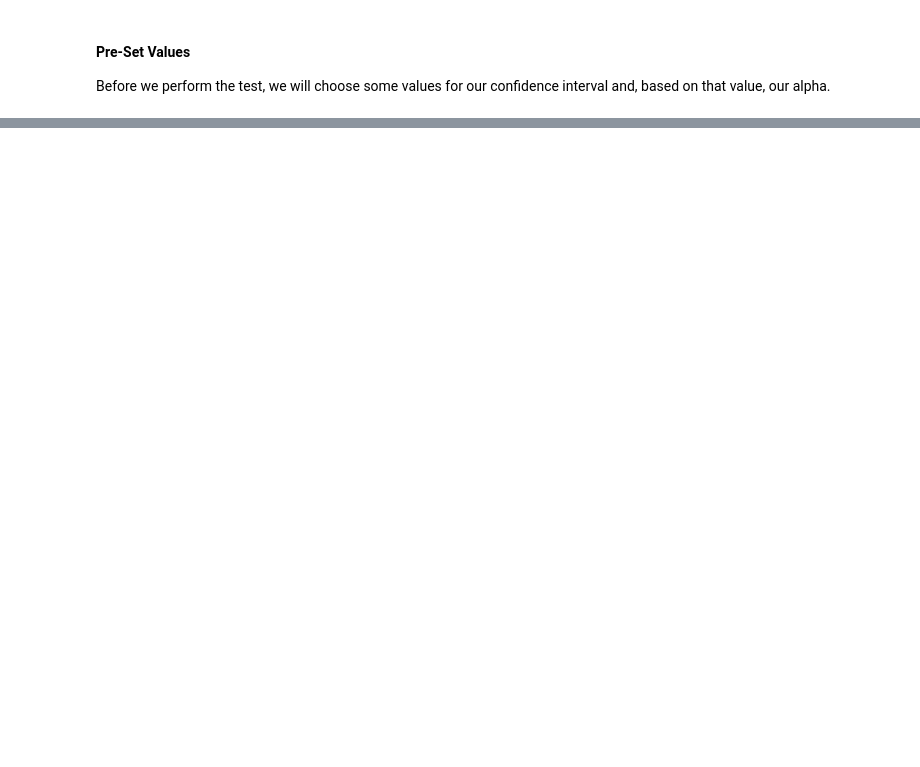
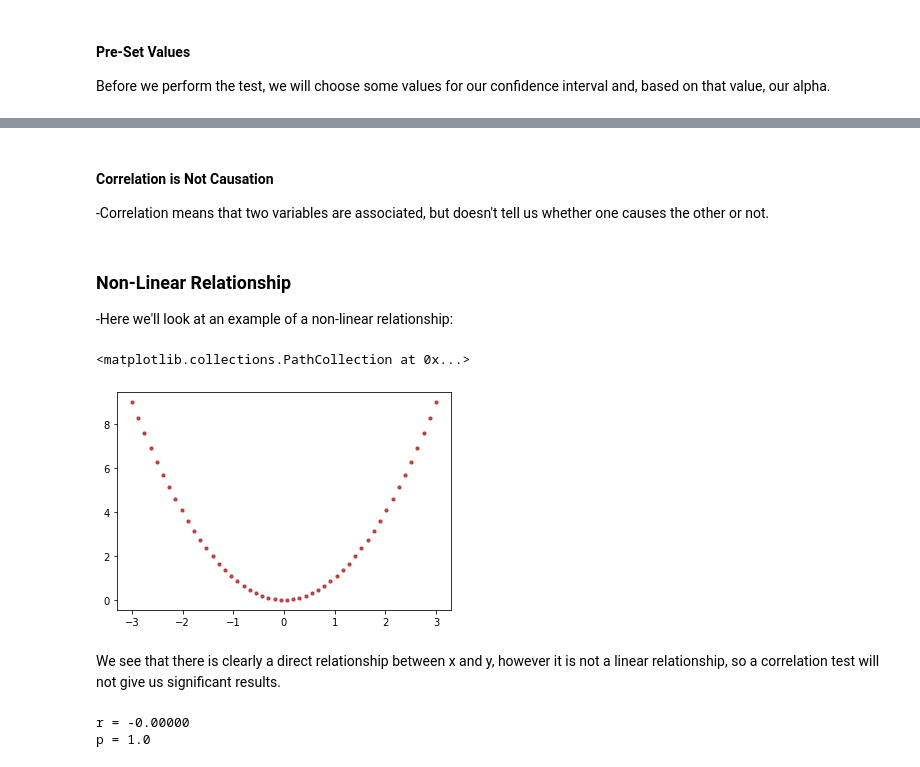
Before and after one commit to faithkane3/statistics-exercises, a Jupyter notebook: correlation.ipynb, the cells around one changed output, grey strips where cells are left out. Drawn from its saved outputs; the diff is of its cells as text; code cells hidden in the pictures; blank space fills up the shorter version.

Commit message:
Commit correlation lesson

```diff
--- a/correlation.ipynb
+++ b/correlation.ipynb
@@ -39,0 +119,24 @@ conf_interval = .95 # desired confidence interval
+# %% [markdown]
+#### Correlation is Not Causation
+
+-Correlation means that two variables are associated, but doesn't tell us whether one causes the other or not.
+# %% [markdown]
+### Non-Linear Relationship
+
+-Here we'll look at an example of a non-linear relationship:
+# %%
+x = np.linspace(-3, 3)
+y = x ** 2
+plt.scatter(x, y, s=10, c='firebrick', alpha=.8)
+# %% [output]
+<matplotlib.collections.PathCollection at 0x...>
+[figure, added]
+# %% [markdown]
+We see that there is clearly a direct relationship between x and y, however it is not a linear relationship, so a correlation test will not give us significant results.
+# %%
+r, p = stats.pearsonr(x, y)
+print(f'r = {r:.5f}')
+print(f'p = {p:.1f}')
+# %% [output]
+r = -0.00000
+p = 1.0
```
Also changed, not shown: parts of 30 cells of this notebook.
